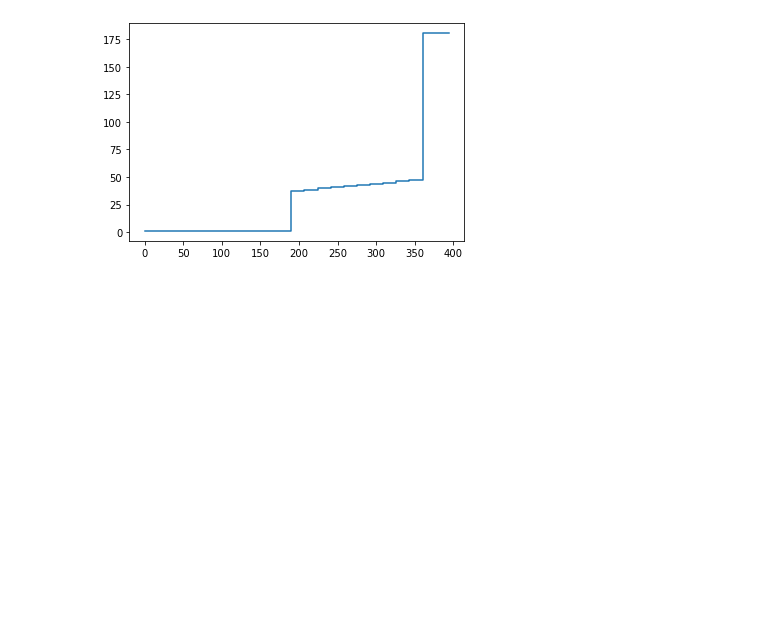
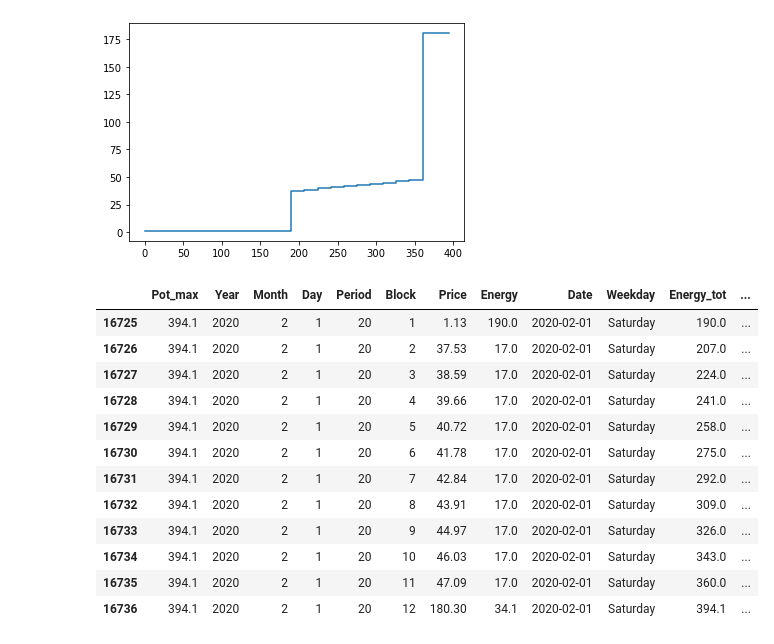
Before and after one commit to luisdelpozo/TFM, a Jupyter notebook: TFM_FRONTEND.ipynb, the cells around one changed output. Saved outputs shown, nothing was run; the diff lists cells and outputs as text; code cells hidden in the pictures; blank space fills up the shorter version.

```diff
--- a/TFM_FRONTEND.ipynb
+++ b/TFM_FRONTEND.ipynb
@@ -96,3 +101,27 @@ unit = 'PALOS1'
 plot_bid_curve(df_curve, date, hour)
 # %% [output]
 [figure]
+# %%
+df_curve = pd.read_csv('/home/dsc/Repos/TFM/PALOS1_DataFrame.csv',index_col=0)
+df_curve['Date'] = df_curve['Date'].astype('datetime64[ns]')
+
+#plot_bid_curve(df_curve, date, int(hour))
+
+df_plot = df_curve[(df_curve['Date'] == date) & (df_curve['Period'] == hour)]
+df_plot2 = df_curve[(df_curve['Date'] == date)]
+# %%
+df_plot
+# %% [output]
+|  | Pot_max | Year | Month | Day | Period | Block | Price | Energy | Date | Weekday | Energy_tot | ... |
+| 16725 | 394.1 | 2020 | 2 | 1 | 20 | 1 | 1.13 | 190.0 | 2020-02-01 | Saturday | 190.0 | ... |
+| 16726 | 394.1 | 2020 | 2 | 1 | 20 | 2 | 37.53 | 17.0 | 2020-02-01 | Saturday | 207.0 | ... |
+| 16727 | 394.1 | 2020 | 2 | 1 | 20 | 3 | 38.59 | 17.0 | 2020-02-01 | Saturday | 224.0 | ... |
+| 16728 | 394.1 | 2020 | 2 | 1 | 20 | 4 | 39.66 | 17.0 | 2020-02-01 | Saturday | 241.0 | ... |
+| 16729 | 394.1 | 2020 | 2 | 1 | 20 | 5 | 40.72 | 17.0 | 2020-02-01 | Saturday | 258.0 | ... |
+| 16730 | 394.1 | 2020 | 2 | 1 | 20 | 6 | 41.78 | 17.0 | 2020-02-01 | Saturday | 275.0 | ... |
+| 16731 | 394.1 | 2020 | 2 | 1 | 20 | 7 | 42.84 | 17.0 | 2020-02-01 | Saturday | 292.0 | ... |
+| 16732 | 394.1 | 2020 | 2 | 1 | 20 | 8 | 43.91 | 17.0 | 2020-02-01 | Saturday | 309.0 | ... |
+| 16733 | 394.1 | 2020 | 2 | 1 | 20 | 9 | 44.97 | 17.0 | 2020-02-01 | Saturday | 326.0 | ... |
+| 16734 | 394.1 | 2020 | 2 | 1 | 20 | 10 | 46.03 | 17.0 | 2020-02-01 | Saturday | 343.0 | ... |
+| 16735 | 394.1 | 2020 | 2 | 1 | 20 | 11 | 47.09 | 17.0 | 2020-02-01 | Saturday | 360.0 | ... |
+| 16736 | 394.1 | 2020 | 2 | 1 | 20 | 12 | 180.30 | 34.1 | 2020-02-01 | Saturday | 394.1 | ... |
```
Also changed, not shown: parts of 14 cells of this notebook.
